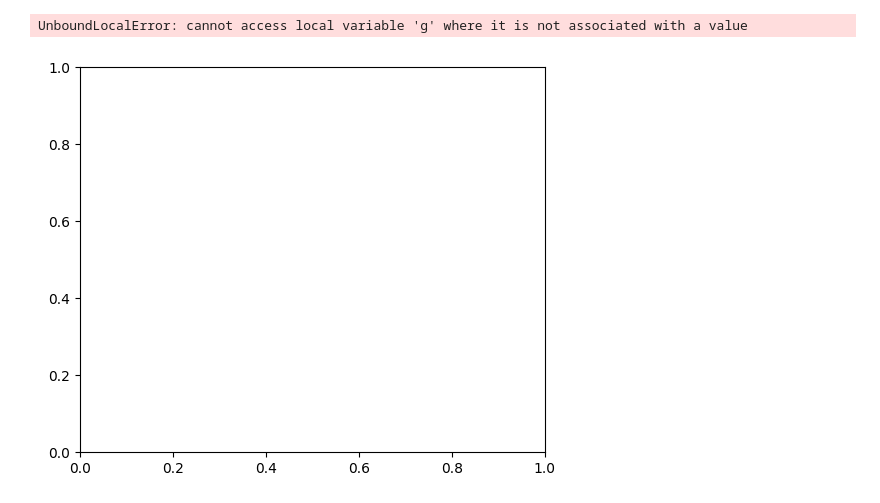
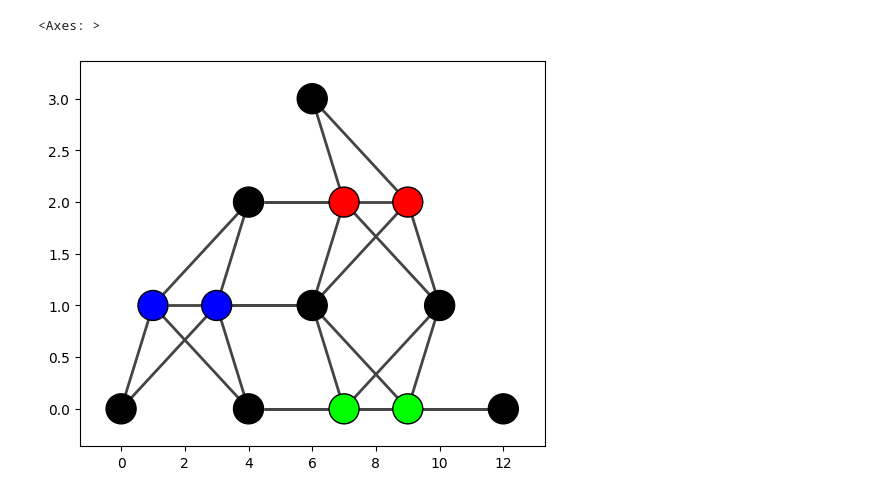
Before and after one commit to seokhyung-lee/color-code-stim, a Jupyter notebook: notebooks/sdqc.ipynb, the cells around one changed output. Cells and saved outputs as stored; diff of their text form; code cells hidden in the pictures.

```diff
--- a/notebooks/sdqc.ipynb
+++ b/notebooks/sdqc.ipynb
@@ -45,7 +45,7 @@ cc.circuit.diagram("timeline-svg")
 <path d="M1796,888 L1796,896 L2620,896 L2620,888 " stroke="black" fill="none"/>
 </svg>
 # %%
-cc.draw_tanner_graph(show_axes=True)
+cc.draw_tanner_graph(show_axes=True, pauli="both")
 # %% [output]
-UnboundLocalError: cannot access local variable 'g' where it is not associated with a value
+<Axes: >
-[figure, old version]
+[figure, new version]
```
Also changed, not shown: 1 other file.
